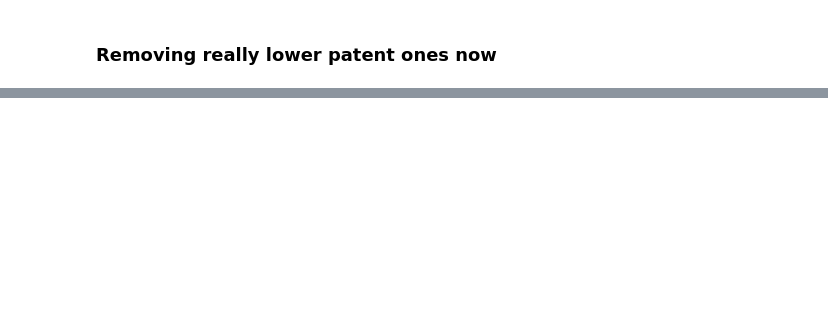
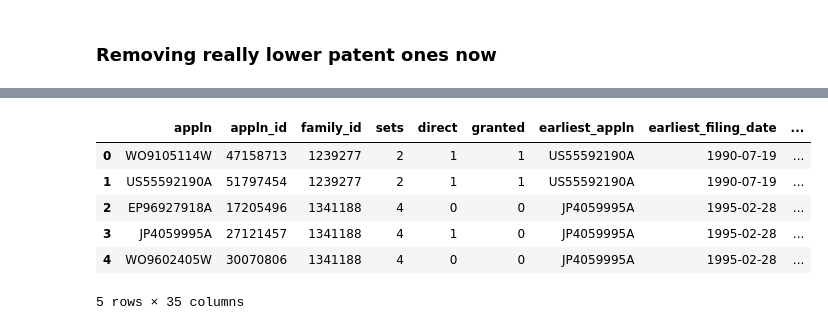
Before and after one commit to HassanSherwani/Topic_Modeling_concepts, a Jupyter notebook: Updated_top_mod/Firms-Preprocessing.ipynb, the cells around one changed output, grey strips where cells are left out. Cells and saved outputs as stored; diff of their text form; code cells hidden in the pictures; blank space fills up the shorter version.

```diff
--- a/Updated_top_mod/Firms-Preprocessing.ipynb
+++ b/Updated_top_mod/Firms-Preprocessing.ipynb
@@ -347,4 +311,0 @@ assignee.to_pickle('firm_clean_data.pkl')
-# %%
-patents_new['assignee']=patents_new['assignee'].str.replace('toyota jidosha kk','toyota motor corp')
-# %%
-patents_new['assignee']=patents_new['assignee'].str.replace('ford motor co','ford motor company')
@@ -358,0 +312,10 @@ len(patents_new['assignee'])
+# %%
+patents_new.head()
+# %% [output]
+|  | appln | appln_id | family_id | sets | direct | granted | earliest_appln | earliest_filing_date | ... |
+| 0 | WO9105114W | 47158713 | 1239277 | 2 | 1 | 1 | US55592190A | 1990-07-19 | ... |
+| 1 | US55592190A | 51797454 | 1239277 | 2 | 1 | 1 | US55592190A | 1990-07-19 | ... |
+| 2 | EP96927918A | 17205496 | 1341188 | 4 | 0 | 0 | JP4059995A | 1995-02-28 | ... |
+| 3 | JP4059995A | 27121457 | 1341188 | 4 | 1 | 0 | JP4059995A | 1995-02-28 | ... |
+| 4 | WO9602405W | 30070806 | 1341188 | 4 | 0 | 0 | JP4059995A | 1995-02-28 | ... |
+5 rows × 35 columns
```
Also changed, not shown: parts of 76 cells of this notebook.
